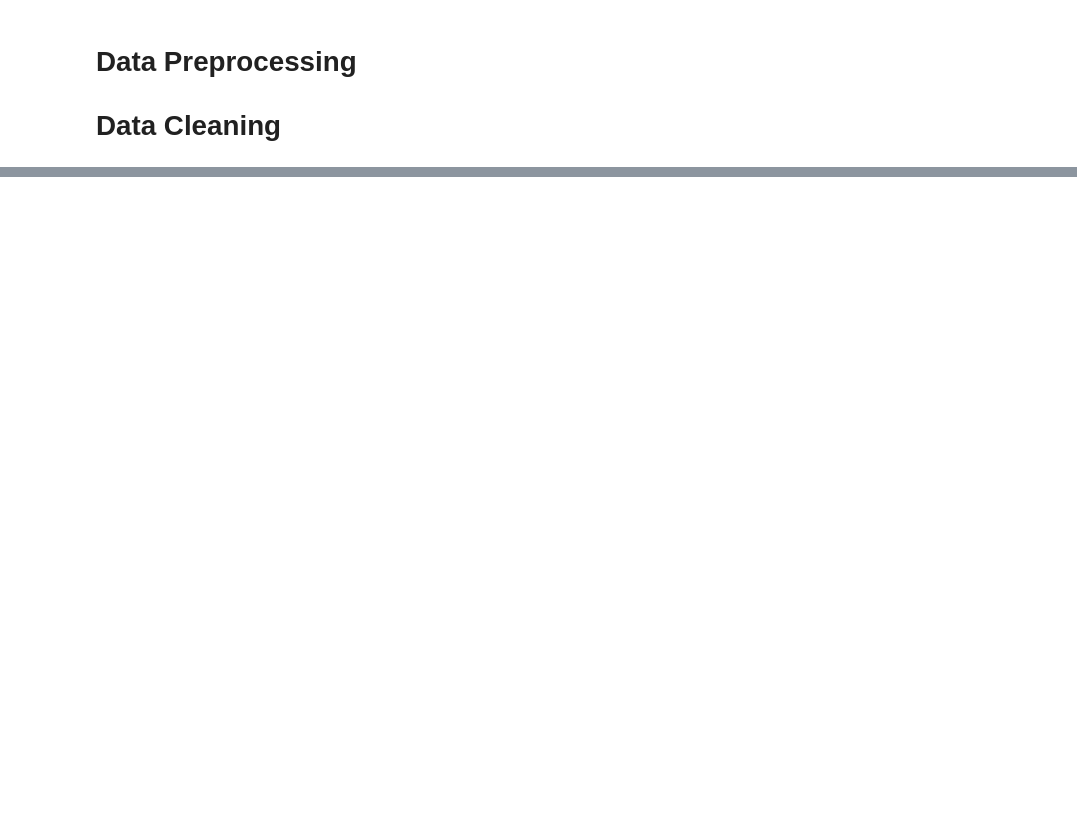
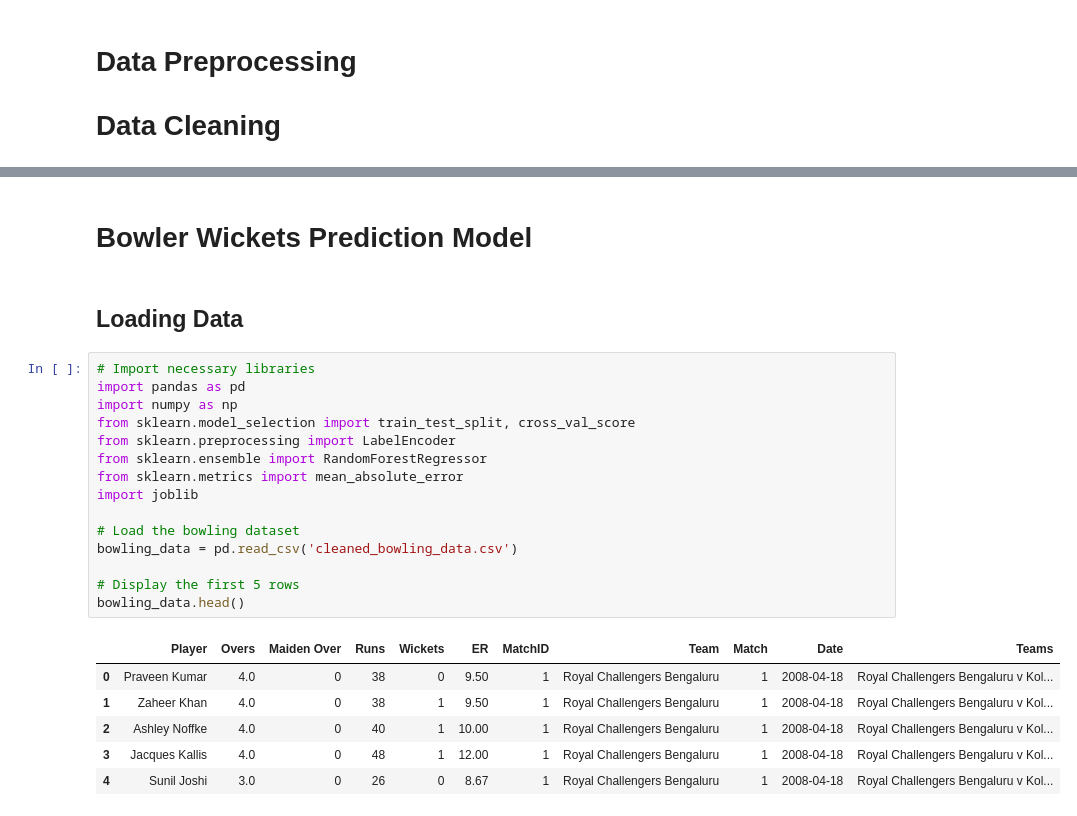
Before and after one commit to Neeljbf04/IPL, a Jupyter notebook: Score/Preprocess.ipynb, the cells around one changed output, grey strips where cells are left out. Drawn from its saved outputs; the diff is of its cells as text; blank space fills up the shorter version.

```diff
--- a/Score/Preprocess.ipynb
+++ b/Score/Preprocess.ipynb
@@ -71,0 +572,26 @@ None
+# %% [markdown]
+# Bowler Wickets Prediction Model
+# %% [markdown]
+## Loading Data
+# %%
+# Import necessary libraries
+import pandas as pd
+import numpy as np
+from sklearn.model_selection import train_test_split, cross_val_score
+from sklearn.preprocessing import LabelEncoder
+from sklearn.ensemble import RandomForestRegressor
+from sklearn.metrics import mean_absolute_error
+import joblib
+
+# Load the bowling dataset
+bowling_data = pd.read_csv('cleaned_bowling_data.csv')
+
+# Display the first 5 rows
+bowling_data.head()
+# %% [output]
+|  | Player | Overs | Maiden Over | Runs | Wickets | ER | MatchID | Team | Match | Date | Teams |
+| 0 | Praveen Kumar | 4.0 | 0 | 38 | 0 | 9.50 | 1 | Royal Challengers Bengaluru | 1 | 2008-04-18 | Royal Challengers Bengaluru v Kol... |
+| 1 | Zaheer Khan | 4.0 | 0 | 38 | 1 | 9.50 | 1 | Royal Challengers Bengaluru | 1 | 2008-04-18 | Royal Challengers Bengaluru v Kol... |
+| 2 | Ashley Noffke | 4.0 | 0 | 40 | 1 | 10.00 | 1 | Royal Challengers Bengaluru | 1 | 2008-04-18 | Royal Challengers Bengaluru v Kol... |
+| 3 | Jacques Kallis | 4.0 | 0 | 48 | 1 | 12.00 | 1 | Royal Challengers Bengaluru | 1 | 2008-04-18 | Royal Challengers Bengaluru v Kol... |
+| 4 | Sunil Joshi | 3.0 | 0 | 26 | 0 | 8.67 | 1 | Royal Challengers Bengaluru | 1 | 2008-04-18 | Royal Challengers Bengaluru v Kol... |
```
Also changed, not shown: parts of 45 cells of this notebook.
